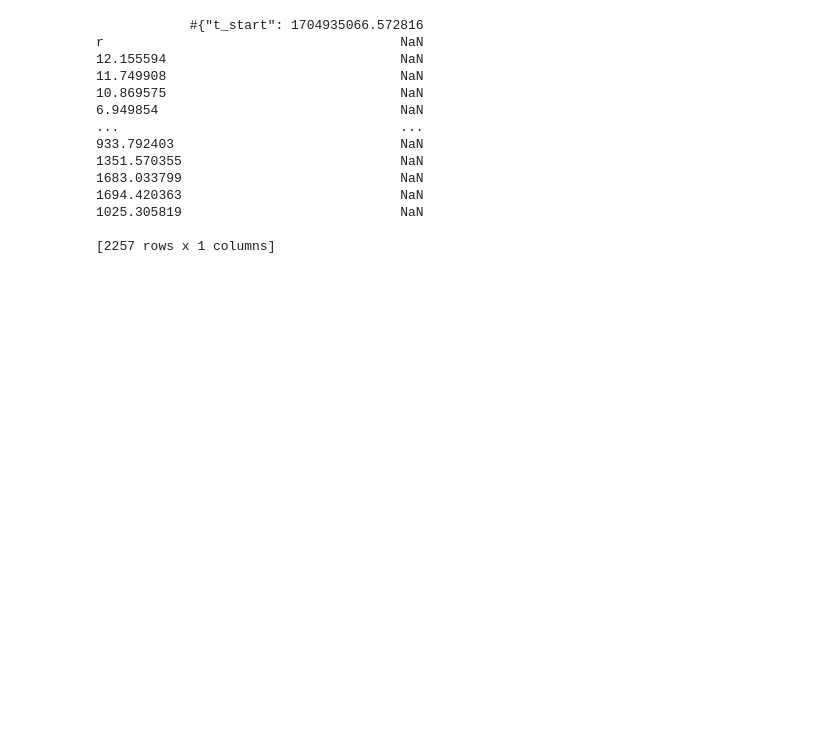
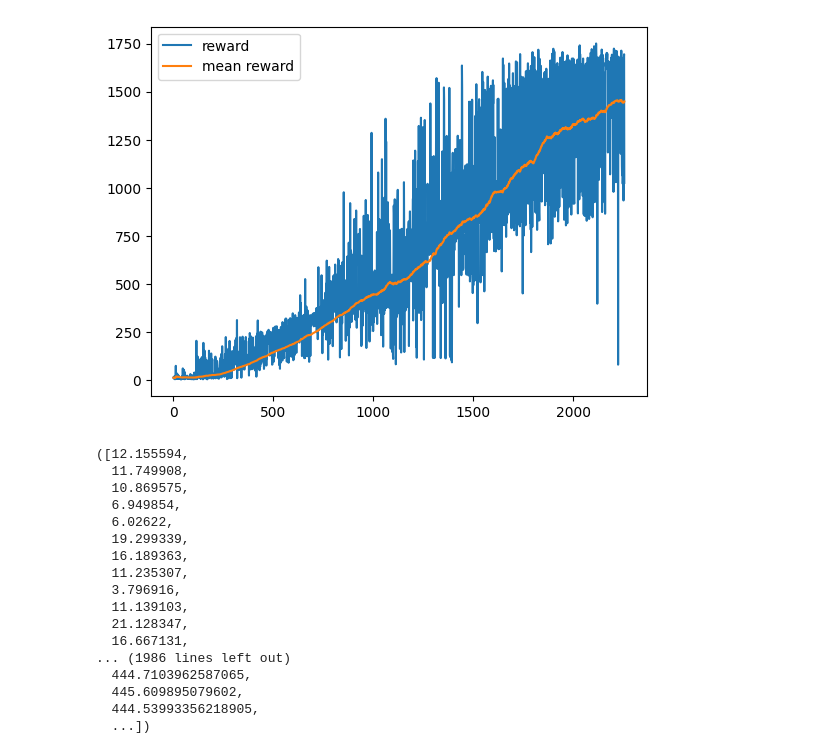
Before and after one commit to florentin1304/robotlearning_project, a Jupyter notebook: plots.ipynb, the cells around one changed output. Drawn from its saved outputs; the diff is of its cells as text; code cells hidden in the pictures; blank space fills up the shorter version.

```diff
--- a/plots.ipynb
+++ b/plots.ipynb
@@ -115,27 +100,52 @@ Std reward: 7.998037923398322
-# %%
-import pandas as pd
-import os
-import re
-import matplotlib.pyplot as plt
-import numpy as np
-
-train_log_dir = os.path.join(os.getcwd(), "train_logs")
-train = os.path.join(train_log_dir, "ppo_source.monitor.csv")
-df = pd.read_csv(train, usecols=[0])
-
-print(df)
-# %% [output]
-            #{"t_start": 1704935066.572816
-r                                      NaN
-12.155594                              NaN
-11.749908                              NaN
-10.869575                              NaN
-6.949854                               NaN
-...                                    ...
-933.792403                             NaN
-1351.570355                            NaN
-1683.033799                            NaN
-1694.420363                            NaN
-1025.305819                            NaN
-
-[2257 rows x 1 columns]
+# %%
+import pandas as pd
+import os
+import re
+import matplotlib.pyplot as plt
+import numpy as np
+import csv
+
+def plot_train_reward(file, plot=False):
+    with open(file, newline="", encoding="ISO-8859-1") as filecsv:
+        lettore = csv.reader(filecsv,delimiter=";")
+        next(lettore) #skip header
+        next(lettore)
+        reward = []
+        mean_reward = []
+        for i, row in enumerate(lettore):
+            r = float(row[0].split(',')[0])
+            reward.append(r)
+            r_mean = np.mean(reward[max(0, i-200):])
+            mean_reward.append(r_mean)
+    if plot:
+        plt.plot(reward, label='reward')
+        plt.plot(mean_reward, label='mean reward')
+        plt.legend()
+        plt.show()
+
+    return reward, mean_reward
+
+
+train_log_dir = os.path.join(os.getcwd(), "train_logs")
+file = os.path.join(train_log_dir, "ppo_source.monitor.csv")
+
+plot_train_reward(file, True)
+# %% [output]
+[figure, added]
+([12.155594,
+  11.749908,
+  10.869575,
+  6.949854,
+  6.02622,
+  19.299339,
+  16.189363,
+  11.235307,
+  3.796916,
+  11.139103,
+  21.128347,
+  16.667131,
+... (1986 lines left out)
+  444.7103962587065,
+  445.609895079602,
+  444.53993356218905,
+  ...])
```
Also changed, not shown: parts of 2 cells of this notebook.
